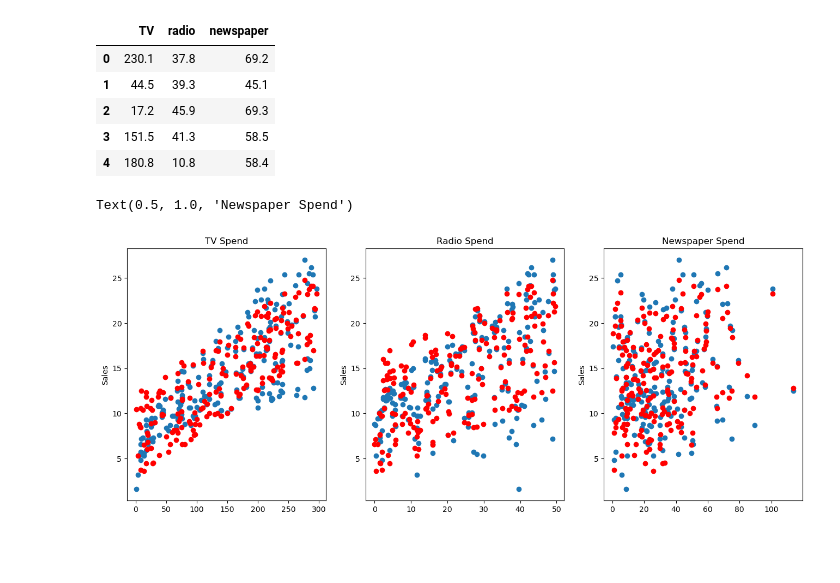
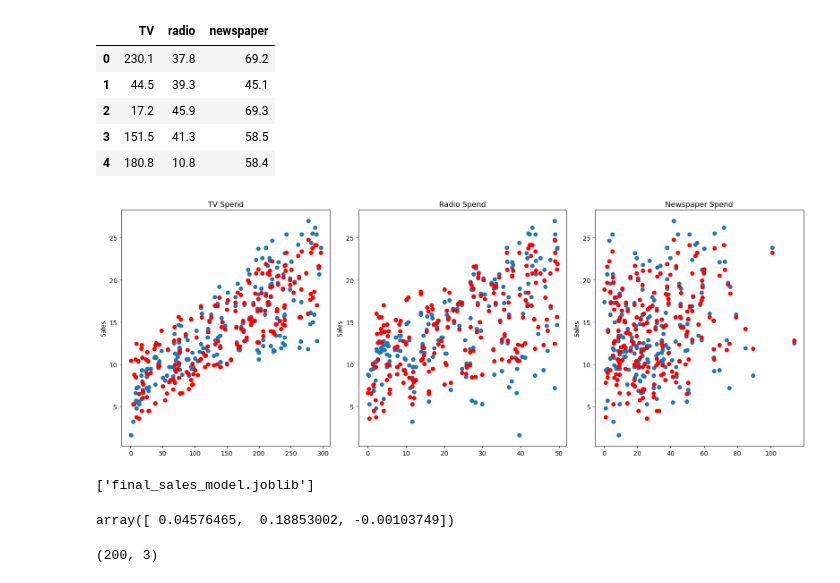
Before and after one commit to Raaqiv55/ml-regression-clustering, a Jupyter notebook: linear-regression/simple-li-re-scikit.ipynb, the cells around one changed output. Cells and saved outputs as stored; diff of their text form; code cells hidden in the pictures; blank space fills up the shorter version.

Commit message:
'model-deploy-coefficient-interpretation'

```diff
--- a/linear-regression/simple-li-re-scikit.ipynb
+++ b/linear-regression/simple-li-re-scikit.ipynb
@@ -218,20 +218,20 @@ y_hat = final_model.predict(X)
 # %%
 fig,axes = plt.subplots(nrows=1,ncols=3,figsize=(16,6))
 
 axes[0].plot(df['TV'],df['sales'],'o')
 axes[0].plot(df['TV'],y_hat,'o',color='red')
 axes[0].set_ylabel("Sales")
 axes[0].set_title("TV Spend")
 
 axes[1].plot(df['radio'],df['sales'],'o')
 axes[1].plot(df['radio'],y_hat,'o',color='red')
 axes[1].set_ylabel("Sales")
 axes[1].set_title("Radio Spend")
 
 axes[2].plot(df['newspaper'],df['sales'],'o')
 axes[2].plot(df['newspaper'],y_hat,'o',color='red')
 axes[2].set_ylabel("Sales")
 axes[2].set_title("Newspaper Spend")
+plt.tight_layout()
 # %% [output]
-Text(0.5, 1.0, 'Newspaper Spend')
-[figure, old version]
+[figure, new version]
@@ -237,0 +240,4 @@ Text(0.5, 1.0, 'Newspaper Spend')
+# %%
+dump(final_model,'final_sales_model.joblib')
+# %% [output]
+['final_sales_model.joblib']
@@ -237,0 +246,8 @@ Text(0.5, 1.0, 'Newspaper Spend')
+# %%
+loaded_model.coef_
+# %% [output]
+array([ 0.04576465,  0.18853002, -0.00103749])
+# %%
+X.shape
+# %% [output]
+(200, 3)
```
Also changed, not shown: parts of 4 cells of this notebook.
